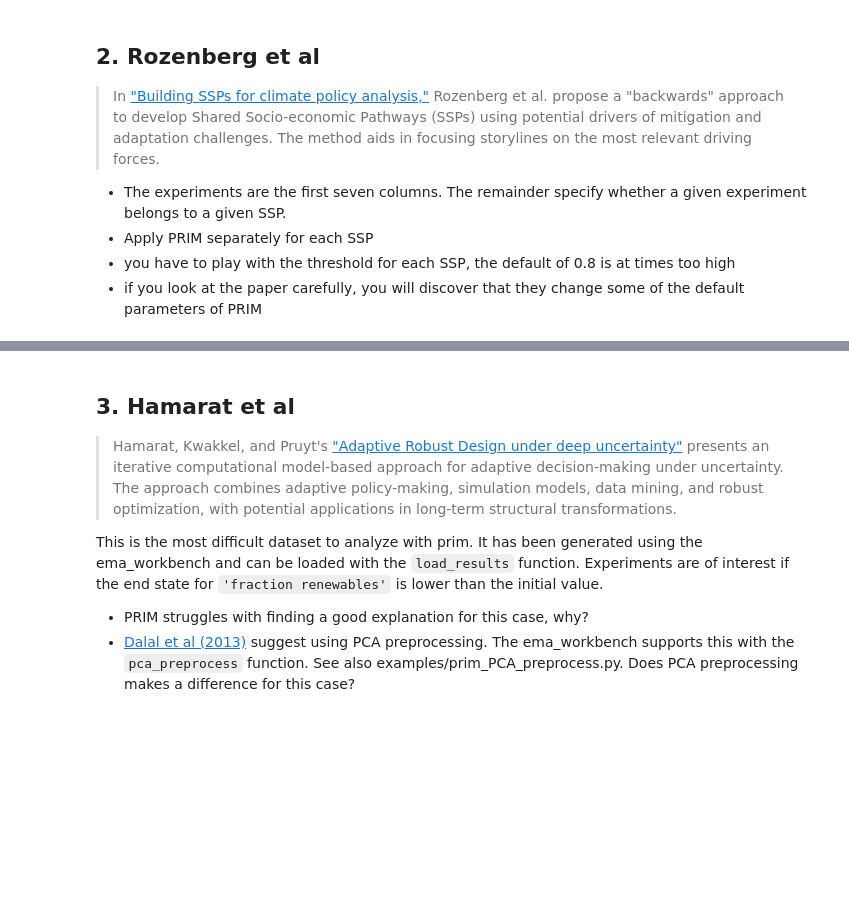
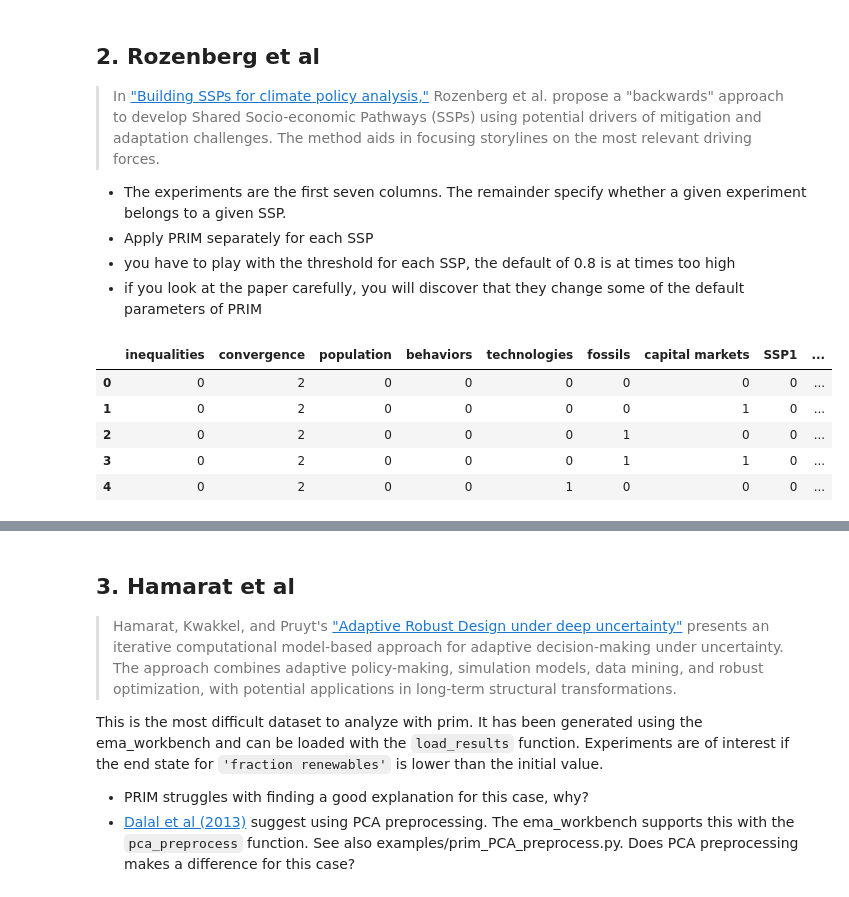
Before and after one commit to matthijsvandew/epa1361_open, a Jupyter notebook: Week 3-4 - vulnerability analysis/assignment 4 - scenario discovery.ipynb, the cells around one changed output, grey strips where cells are left out. Saved outputs shown, nothing was run; the diff lists cells and outputs as text; code cells hidden in the pictures; blank space fills up the shorter version.

```diff
--- a/Week 3-4 - vulnerability analysis/assignment 4 - scenario discovery.ipynb
+++ b/Week 3-4 - vulnerability analysis/assignment 4 - scenario discovery.ipynb
@@ -50,3 +82,13 @@ AssertionError:
 * Apply PRIM separately for each SSP
 * you have to play with the threshold for each SSP, the default of 0.8 is at times too high
 * if you look at the paper carefully, you will discover that they change some of the default parameters of PRIM
+# %%
+df_Rozenberg = pd.read_csv('./data/Rozenberg et al 2014.csv')
+df_Rozenberg.head()
+# %% [output]
+|  | inequalities | convergence | population | behaviors | technologies | fossils | capital markets | SSP1 | ... |
+| 0 | 0 | 2 | 0 | 0 | 0 | 0 | 0 | 0 | ... |
+| 1 | 0 | 2 | 0 | 0 | 0 | 0 | 1 | 0 | ... |
+| 2 | 0 | 2 | 0 | 0 | 0 | 1 | 0 | 0 | ... |
+| 3 | 0 | 2 | 0 | 0 | 0 | 1 | 1 | 0 | ... |
+| 4 | 0 | 2 | 0 | 0 | 1 | 0 | 0 | 0 | ... |
```
Also changed, not shown: parts of 4 cells of this notebook.
